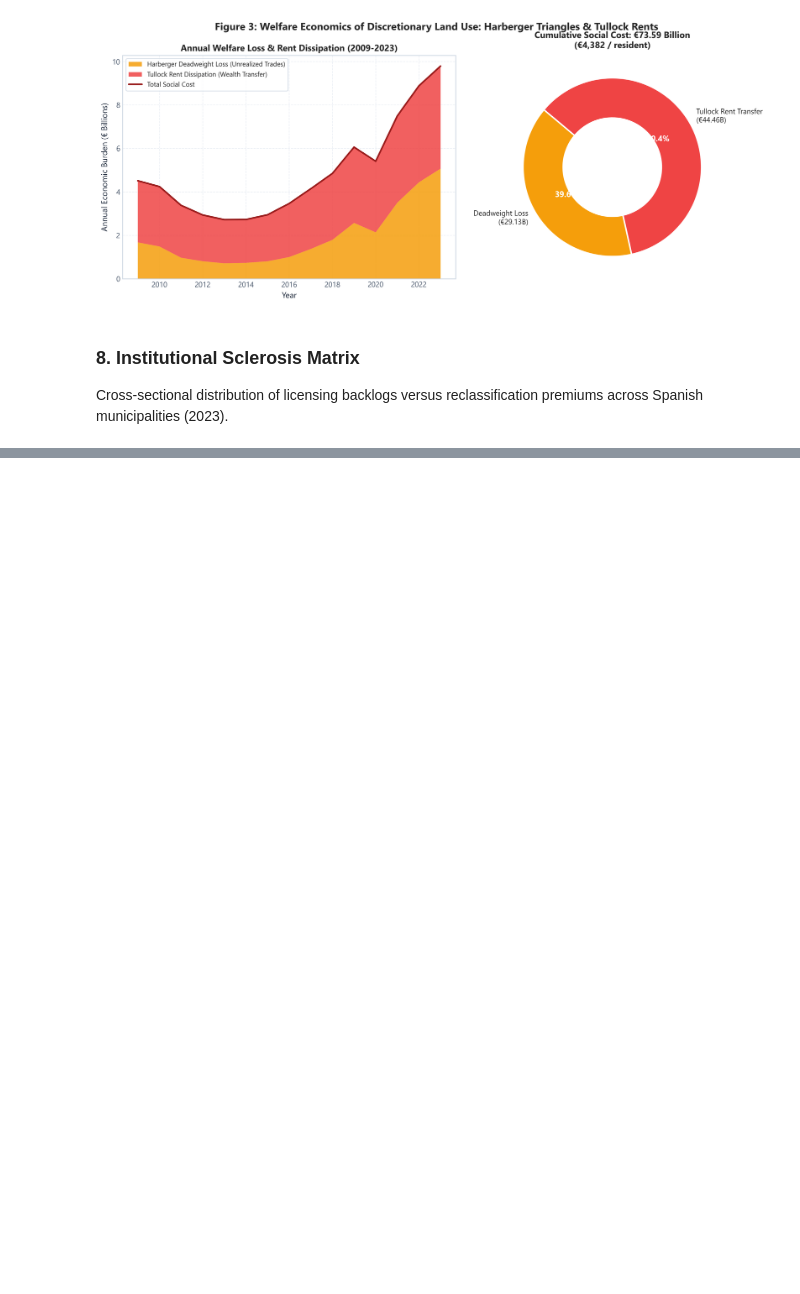
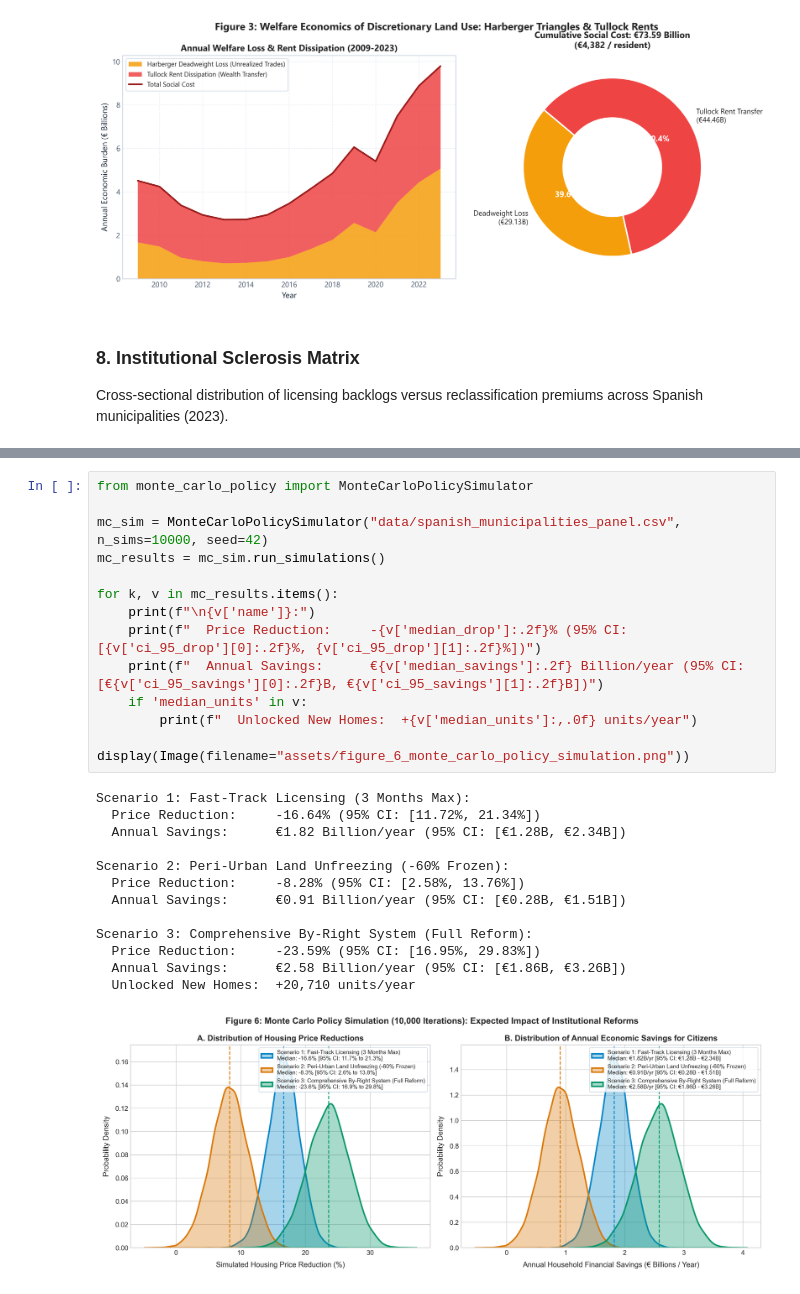
Before and after one commit to magnumjpg/spanish-urban-zoning-burden-analysis, a Jupyter notebook: analysis_report.ipynb, the cells around one changed output, grey strips where cells are left out. Cells and saved outputs as stored; diff of their text form; blank space fills up the shorter version.

Commit message:
feat: add 10,000-run Monte Carlo simulation, fix legend bubble sizes and contrast, update reports

```diff
--- a/analysis_report.ipynb
+++ b/analysis_report.ipynb
@@ -192 +198,29 @@ display(Image(filename="assets/figure_5_scarcity_matrix_heatmap.png"))
+# %%
+from monte_carlo_policy import MonteCarloPolicySimulator
+
+mc_sim = MonteCarloPolicySimulator("data/spanish_municipalities_panel.csv", n_sims=10000, seed=42)
+mc_results = mc_sim.run_simulations()
+
+for k, v in mc_results.items():
+    print(f"\n{v['name']}:")
+    print(f"  Price Reduction:     -{v['median_drop']:.2f}% (95% CI: [{v['ci_95_drop'][0]:.2f}%, {v['ci_95_drop'][1]:.2f}%])")
+    print(f"  Annual Savings:      €{v['median_savings']:.2f} Billion/year (95% CI: [€{v['ci_95_savings'][0]:.2f}B, €{v['ci_95_savings'][1]:.2f}B])")
+    if 'median_units' in v:
+        print(f"  Unlocked New Homes:  +{v['median_units']:,.0f} units/year")
+
+display(Image(filename="assets/figure_6_monte_carlo_policy_simulation.png"))
+# %% [output]
+Scenario 1: Fast-Track Licensing (3 Months Max):
+  Price Reduction:     -16.64% (95% CI: [11.72%, 21.34%])
+  Annual Savings:      €1.82 Billion/year (95% CI: [€1.28B, €2.34B])
+
+Scenario 2: Peri-Urban Land Unfreezing (-60% Frozen):
+  Price Reduction:     -8.28% (95% CI: [2.58%, 13.76%])
+  Annual Savings:      €0.91 Billion/year (95% CI: [€0.28B, €1.51B])
+
+Scenario 3: Comprehensive By-Right System (Full Reform):
+  Price Reduction:     -23.59% (95% CI: [16.95%, 29.83%])
+  Annual Savings:      €2.58 Billion/year (95% CI: [€1.86B, €3.26B])
+  Unlocked New Homes:  +20,710 units/year
+[figure, added]
 # %% [markdown]
```
Also changed, not shown: parts of 4 cells of this notebook, 9 other files.
